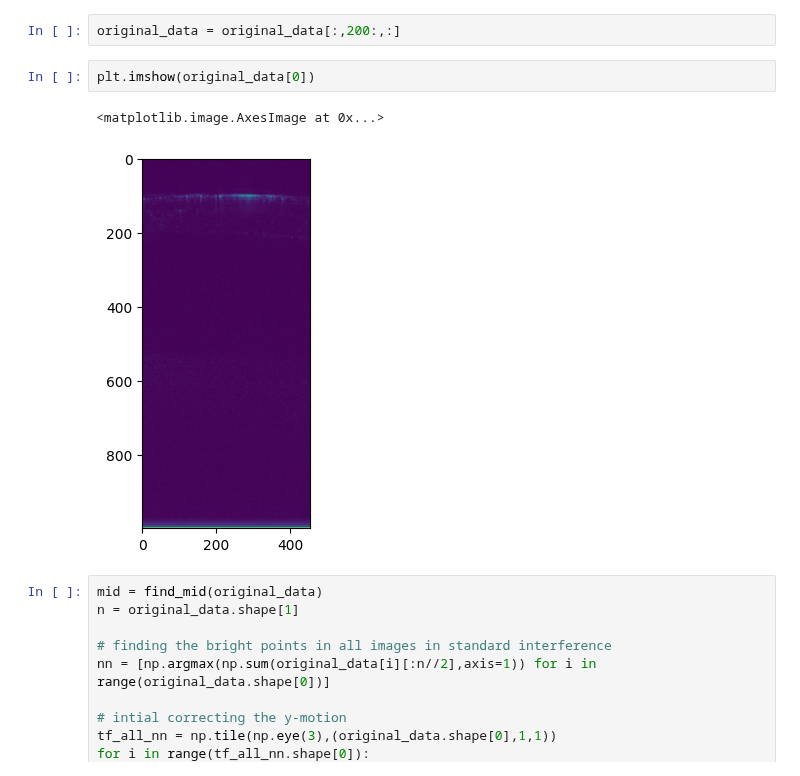
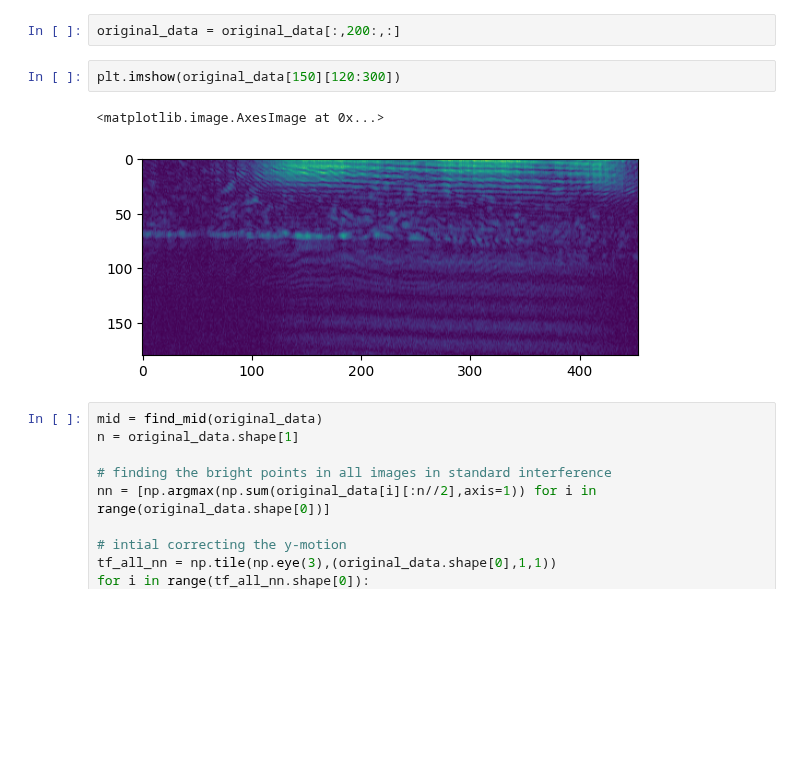
Before and after one commit to AKA2320/OCT_RA, a Jupyter notebook: dead_mice/mice_registration.ipynb, the cells around one changed output. Cells and saved outputs as stored; diff of their text form; blank space fills up the shorter version.

```diff
--- a/dead_mice/mice_registration.ipynb
+++ b/dead_mice/mice_registration.ipynb
@@ -55,10 +52,10 @@ plt.imshow(original_data[0])
 # %%
 original_data = original_data[:,200:,:]
 # %%
-plt.imshow(original_data[0])
+plt.imshow(original_data[150][120:300])
 # %% [output]
 <matplotlib.image.AxesImage at 0x...>
-[figure, old version]
+[figure, new version]
 # %%
 mid = find_mid(original_data)
 n = original_data.shape[1]
```
Also changed, not shown: parts of 20 cells of this notebook, 9 other files.
